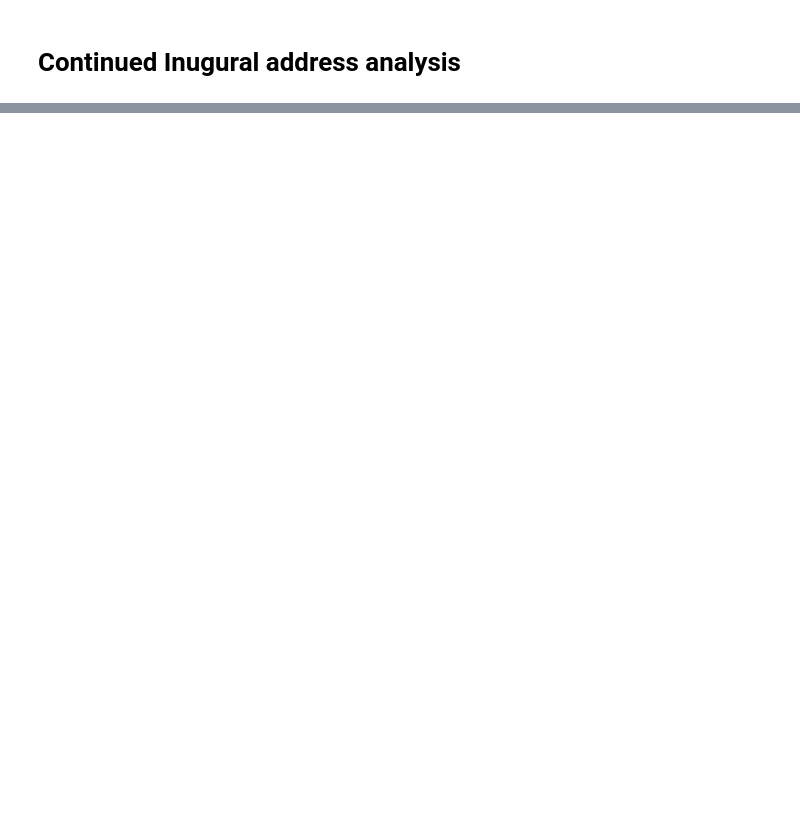
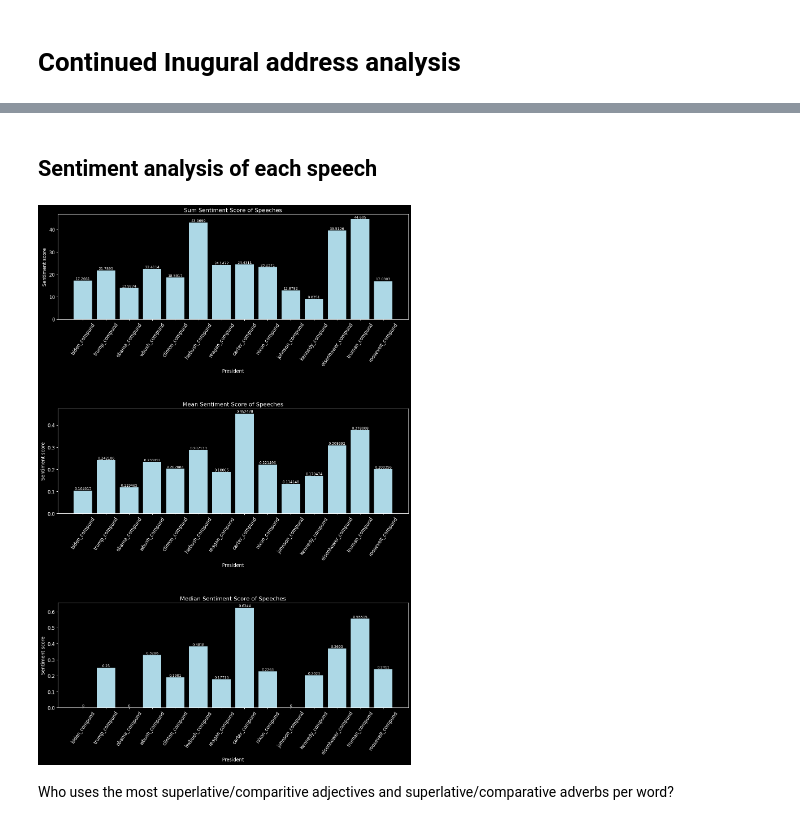
Before and after one commit to Luke-Chesley/Wiki-page-sentiment, a Jupyter notebook: Sentiment_of_wikipedia_pages.ipynb, the cells around one changed output, grey strips where cells are left out. Saved outputs shown, nothing was run; the diff lists cells and outputs as text; code cells hidden in the pictures; blank space fills up the shorter version.

```diff
--- a/Sentiment_of_wikipedia_pages.ipynb
+++ b/Sentiment_of_wikipedia_pages.ipynb
@@ -629,0 +659,2 @@ with open(
+# %% [markdown]
+## Sentiment analysis of each speech
@@ -629,0 +689,62 @@ with open(
+# %%
+# grab the sum,mean,median, of each column in 3 subplots on the same figure
+fig, (ax1, ax2, ax3) = plt.subplots(3, 1, figsize=(16, 16))
+plt.rc("font", size=12)  # controls default text sizes
+plt.rc("axes", labelsize=16)  # fontsize of the x and y labels
+plt.rc("xtick", labelsize=12)
+plt.rc("ytick", labelsize=12)
+
+plt.subplots_adjust(top=1.2)  # Increase top margin
+
+# Sum score
+p1 = ax1.bar(
+    x=df.columns,
+    height=df.sum(),
+    data=df,
+    color="lightblue",
+)
+
+ax1.set_ylabel("Sentiment score")
+ax1.set_xlabel("President")
+ax1.set_title("Sum Sentiment Score of Speeches")
+ax1.bar_label(p1, label_type="edge", fontsize=9)
+
+ax1.tick_params(axis="x", labelrotation=55)  # Rotate xticks in the first subplot
+
+# Mean score
+p2 = ax2.bar(
+    x=df.columns,
+    height=df.mean(),
+    data=df,
+    color="lightblue",
+)
+
+ax2.set_ylabel("Sentiment score")
+ax2.set_xlabel("President")
+ax2.set_title("Mean Sentiment Score of Speeches")
+ax2.bar_label(p2, label_type="edge", fontsize=9)
+
+ax2.tick_params(axis="x", labelrotation=55)  # Rotate xticks in the second subplot
+
+# Median score
+p3 = ax3.bar(
+    x=df.columns,
+    height=df.median(),
+    data=df,
+    color="lightblue",
+)
+
+ax3.set_ylabel("Sentiment score")
+ax3.set_xlabel("President")
+ax3.set_title("Median Sentiment Score of Speeches")
+ax3.bar_label(p3, label_type="edge", fontsize=9)
+
+ax3.tick_params(axis="x", labelrotation=55)  # Rotate xticks in the third subplot
+
+plt.subplots_adjust(hspace=0.85)  # Adjust the vertical spacing between subplots
+
+plt.show()
+# %% [output]
+[figure, added]
+# %% [markdown]
+Who uses the most superlative/comparitive adjectives and superlative/comparative adverbs per word?
```
Also changed, not shown: parts of 20 cells of this notebook, 3 other files.
